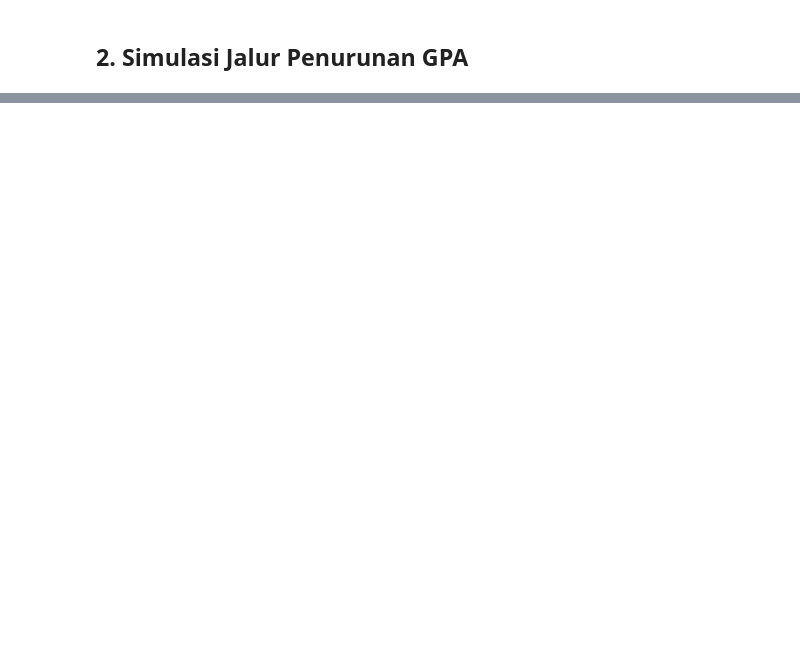
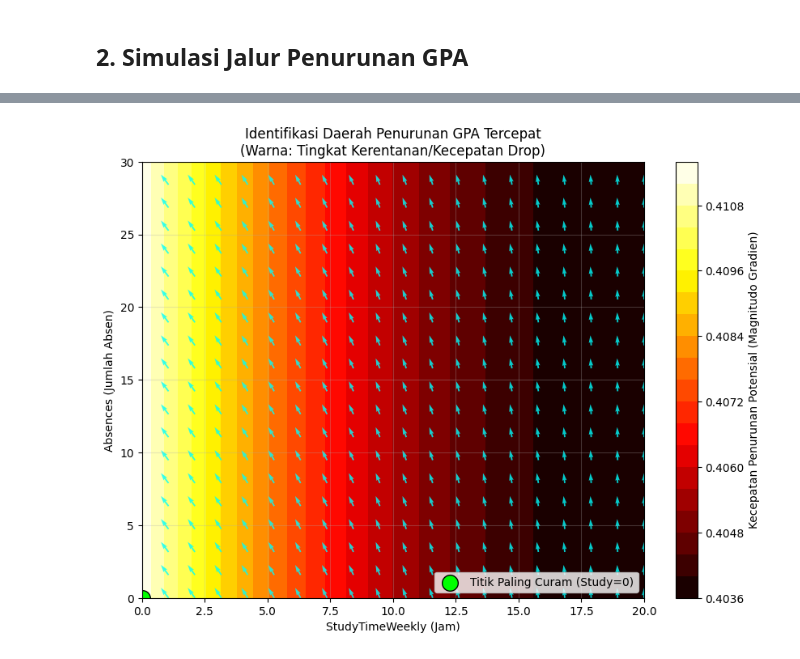
Before and after one commit to ErisAlfionita8/anum-group-project, a Jupyter notebook: eas_nilai_optimum.ipynb, the cells around one changed output, grey strips where cells are left out. Cells and saved outputs as stored; diff of their text form; code cells hidden in the pictures; blank space fills up the shorter version.

```diff
--- a/eas_nilai_optimum.ipynb
+++ b/eas_nilai_optimum.ipynb
@@ -288,0 +324,38 @@ Namun demikian, titik ini belum berada pada kondisi optimal, karena masih terdap
+# %%
+# ----- Identifikasi daerah ruang variabel yang menghasilkan penurunan GPA paling cepat.
+import matplotlib.pyplot as plt
+study_range = np.linspace(0, 20, 20)
+absences_range = np.linspace(0, 30, 20)
+S, A = np.meshgrid(study_range, absences_range)
+grad_study = 0.08 - 0.004 * S
+grad_absences = -0.1
+
+constant_components_sq = (-0.1)**2 + (0.3)**2 + (0.25)**2 + (0.02)**2
+gradient_magnitude = np.sqrt(grad_study**2 + constant_components_sq)
+
+plt.figure(figsize=(10, 7))
+
+# Plot A: Heatmap Kecepatan (Magnitudo)
+cp = plt.contourf(S, A, gradient_magnitude, levels=25, cmap='hot')
+cbar = plt.colorbar(cp)
+cbar.set_label('Kecepatan Penurunan Potensial (Magnitudo Gradien)')
+
+# Plot B: Arah Penurunan Tercepat (Steepest Descent Vectors)
+U = -grad_study
+V = np.full_like(A, 0.1)
+
+plt.quiver(S, A, U, V, color='cyan', alpha=0.8, scale=5)
+
+# Highlight Daerah Tercepat
+max_idx = np.unravel_index(np.argmax(gradient_magnitude), gradient_magnitude.shape)
+plt.scatter(S[max_idx], A[max_idx], color='lime', s=200, marker='o',
+            edgecolors='black', label='Titik Paling Curam (Study=0)')
+plt.xlabel("StudyTimeWeekly (Jam)")
+plt.ylabel("Absences (Jumlah Absen)")
+plt.title("Identifikasi Daerah Penurunan GPA Tercepat\n(Warna: Tingkat Kerentanan/Kecepatan Drop)")
+plt.legend(loc='lower right')
+plt.grid(True, alpha=0.3)
+
+plt.show()
+# %% [output]
+[figure, added]
```
Also changed, not shown: parts of 23 cells of this notebook.
